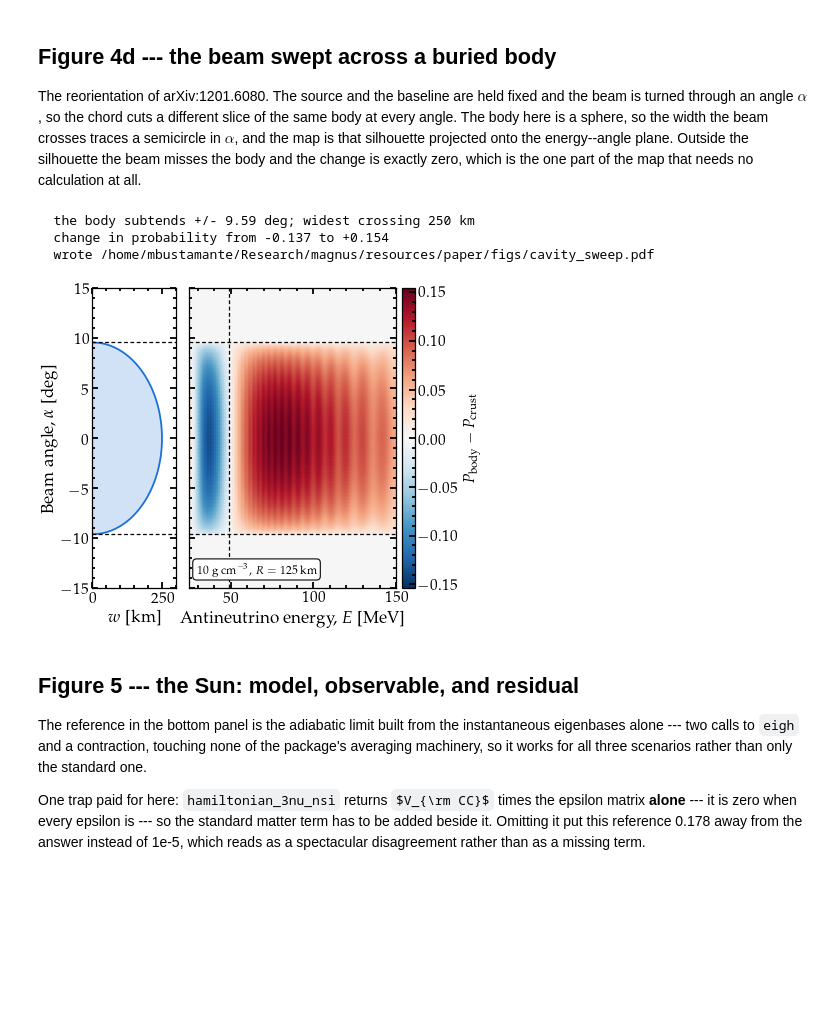
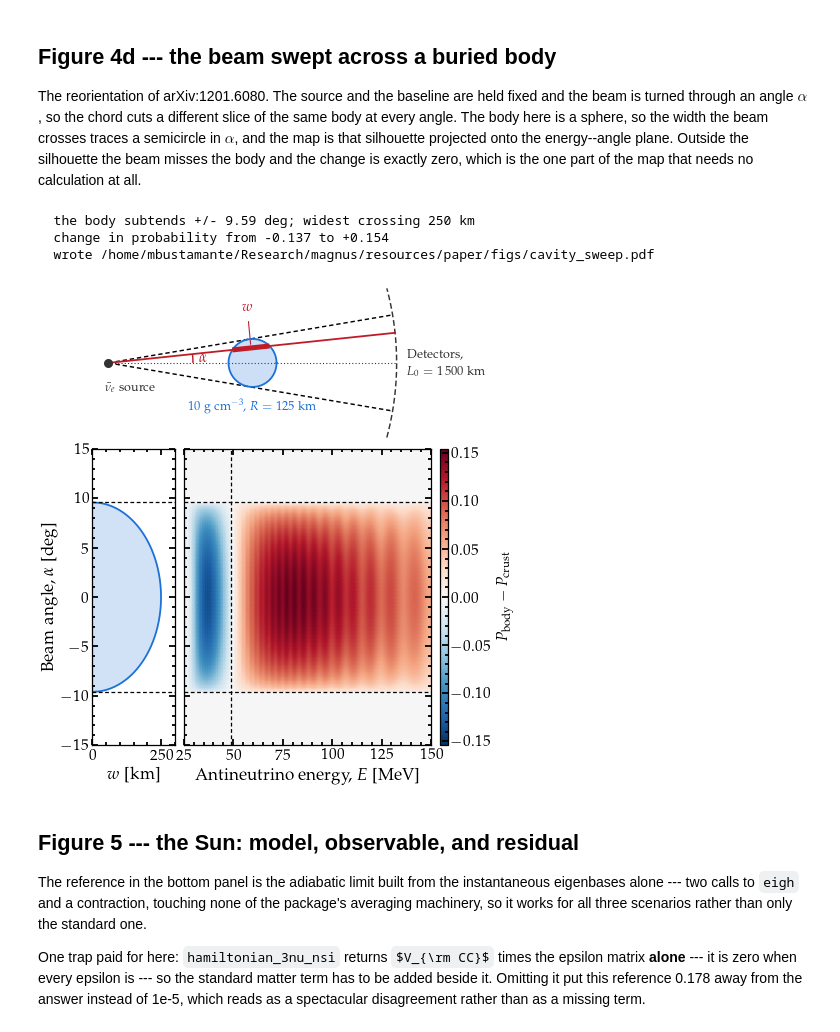
Before and after one commit to mbustama/Magnus, a Jupyter notebook: notebooks/28_magnus_paper_figures.ipynb, the cells around one changed output. Saved outputs shown, nothing was run; the diff lists cells and outputs as text; code cells hidden in the pictures; some formulas as TeX source; blank space fills up the shorter version.

```diff
--- a/notebooks/28_magnus_paper_figures.ipynb
+++ b/notebooks/28_magnus_paper_figures.ipynb
@@ -2533,41 +2533,94 @@ SWEEP_A_MAX = np.degrees(np.arcsin(SWEEP_R/SWEEP_D0))
 SWEEP_AF = np.linspace(-SWEEP_A_MAX, SWEEP_A_MAX, 400)
 SWEEP_WF = 2.0*np.sqrt(np.maximum(
     SWEEP_R**2 - (SWEEP_D0*np.sin(np.radians(SWEEP_AF)))**2, 0.0))
 
-fig, (axw, ax) = plt.subplots(1, 2, figsize=(COL, 2.75), sharey=True,
-                              gridspec_kw=dict(width_ratios=[1.0, 3.0]))
+fig = plt.figure(figsize=(COL, 4.30))
+# The colorbar takes a column of its own, so the sketch on top can span the panels
+# below rather than being pushed off center by it.
+sweep_gs = fig.add_gridspec(2, 3, height_ratios=[0.54, 1.0],
+                            width_ratios=[1.0, 3.0, 0.10], hspace=0.025, wspace=0.08)
+
+# --- the geometry, drawn to scale: a wedge 1500 km long and 388 km across
+axs = fig.add_subplot(sweep_gs[0, :])
+SWEEP_Y = CAV_L0*np.sin(np.radians(SWEEP_ALPHA[-1]))
+sweep_arc = np.radians(np.linspace(SWEEP_ALPHA[0], SWEEP_ALPHA[-1], 200))
+axs.plot(CAV_L0*np.cos(sweep_arc), CAV_L0*np.sin(sweep_arc), color=INK, lw=0.8,
+         ls=(0, (4, 2)), zorder=2)
+for sweep_s in (-1.0, 1.0):                 # the two beams tangent to the body
+    sweep_t = np.radians(sweep_s*SWEEP_A_MAX)
+    axs.plot([0.0, CAV_L0*np.cos(sweep_t)], [0.0, CAV_L0*np.sin(sweep_t)],
+             color='black', lw=0.8, ls=(0, (3, 2)), zorder=3)
+sweep_th = np.linspace(0.0, 2.0*np.pi, 300)
+axs.fill(SWEEP_D0 + SWEEP_R*np.cos(sweep_th), SWEEP_R*np.sin(sweep_th), facecolor=BLUE,
+         alpha=0.22, lw=0.0, zorder=3)
+axs.plot(SWEEP_D0 + SWEEP_R*np.cos(sweep_th), SWEEP_R*np.sin(sweep_th), color=BLUE,
+         lw=1.0, zorder=4)
+# one beam that clips the body, with the width it crosses drawn on it
+SWEEP_A_DRAW = 6.0
+sweep_t = np.radians(SWEEP_A_DRAW)
+sweep_u = np.array([np.cos(sweep_t), np.sin(sweep_t)])
+sweep_h = np.sqrt(SWEEP_R**2 - (SWEEP_D0*np.sin(sweep_t))**2)
+sweep_p1 = (SWEEP_D0*np.cos(sweep_t) - sweep_h)*sweep_u
+sweep_p2 = (SWEEP_D0*np.cos(sweep_t) + sweep_h)*sweep_u
+axs.plot([0.0, CAV_L0*sweep_u[0]], [0.0, CAV_L0*sweep_u[1]], color=RED, lw=1.0, zorder=5)
+axs.plot([sweep_p1[0], sweep_p2[0]], [sweep_p1[1], sweep_p2[1]], color=RED, lw=2.8,
+         zorder=6, solid_capstyle='butt')
+axs.annotate(r'$w$', xy=(0.5*(sweep_p1[0] + sweep_p2[0]), 0.5*(sweep_p1[1] + sweep_p2[1])),
+             xytext=(0.5*(sweep_p1[0] + sweep_p2[0]) - 20.0,
+                     0.5*(sweep_p1[1] + sweep_p2[1]) + 175.0), fontsize=8.0, color=RED,
+             ha='center', va='bottom', arrowprops=dict(arrowstyle='-', color=RED, lw=0.6))
+SWEEP_RARC = 440.0
+axs.add_patch(mpl.patches.Arc((0.0, 0.0), 2*SWEEP_RARC, 2*SWEEP_RARC, theta1=0.0,
+                              theta2=SWEEP_A_DRAW, color=RED, lw=0.8, zorder=5))
+axs.annotate(r'$\alpha$', xy=(SWEEP_RARC*np.cos(np.radians(SWEEP_A_DRAW/2)) + 30.0,
+                              SWEEP_RARC*np.sin(np.radians(SWEEP_A_DRAW/2))), fontsize=8.5,
+             color=RED, ha='left', va='center')
+axs.plot([0.0, CAV_L0], [0.0, 0.0], color=INK, lw=0.6, ls=(0, (1, 2)), zorder=2)
+axs.plot([0.0], [0.0], marker='o', ms=4.0, color=INK, zorder=7)
+axs.annotate(r'$\bar{\nu}_e$ source', xy=(0.0, 0.0), xytext=(-2, -10),
+             textcoords='offset points', fontsize=7.0, color=INK, ha='left', va='top')
+axs.annotate('Detectors,\n' + r'$L_0 = 1\,500$~km', xy=(CAV_L0, 0.0), xytext=(6, 0),
+             textcoords='offset points', fontsize=7.0, color=INK, ha='left', va='center',
+             linespacing=1.4)
+axs.annotate(r'$10$~g~cm$^{-3}$, $R = 125$~km', xy=(SWEEP_D0, -SWEEP_R), xytext=(0, -7),
+             textcoords='offset points', fontsize=7.0, color=BLUE, ha='center', va='top')
+axs.set_xlim(-55.0, CAV_L0 + 240.0)
+axs.set_ylim(-SWEEP_Y - 30.0, SWEEP_Y + 26.0)
+axs.set_aspect('equal'); axs.axis('off')
+
+# --- the silhouette, the map, and the colorbar
+axw = fig.add_subplot(sweep_gs[1, 0])
+ax = fig.add_subplot(sweep_gs[1, 1], sharey=axw)
+cax = fig.add_subplot(sweep_gs[1, 2])
 axw.fill_betweenx(SWEEP_AF, 0.0, SWEEP_WF, facecolor=BLUE, alpha=0.20, lw=0.0)
 axw.plot(SWEEP_WF, SWEEP_AF, color=BLUE, lw=1.0)
 axw.set_xlim(0.0, 300.0); axw.set_xticks([0, 250])
 axw.set_xlabel(r'$w$ [km]', labelpad=2.0)
 axw.set_ylabel(r'Beam angle, $\alpha$ [deg]', labelpad=2.0)
 im = ax.pcolormesh(SWEEP_E/gd.UNIT_MEV, SWEEP_ALPHA, SWEEP_DP.T, cmap='RdBu_r',
                    vmin=-SWEEP_LIM, vmax=SWEEP_LIM, shading='gouraud', rasterized=True)
 ax.set_xlabel(r'Antineutrino energy, $E$ [MeV]', labelpad=2.0)
 # The stationary point of the cell above: the crust curve peaks there, so no density
 # contrast moves the probability at first order and the map changes sign across it.
 ax.axvline(float(SWEEP_E[SWEEP_P0.argmax()]/gd.UNIT_MEV), color='black', lw=0.7,
            ls=(0, (3, 2)), zorder=4)
-corner(ax, r'$10$~g~cm$^{-3}$, $R = 125$~km', loc='lower left', fontsize=6.5,
-       x=0.035, y=0.04)
 for sweep_ax in (axw, ax):
     for sweep_s in (-1.0, 1.0):
         sweep_ax.axhline(sweep_s*SWEEP_A_MAX, color='black', lw=0.7, ls=(0, (3, 2)),
                          zorder=4)
 ax.set_ylim(SWEEP_ALPHA[0], SWEEP_ALPHA[-1])
-cb = fig.colorbar(im, ax=ax, pad=0.025, aspect=24)
+plt.setp(ax.get_yticklabels(), visible=False)
+cb = fig.colorbar(im, cax=cax)
 cb.set_label(r'$P_{\rm body} - P_{\rm crust}$', fontsize=8.5, labelpad=3)
-fig.tight_layout(pad=0.4)
-fig.subplots_adjust(wspace=0.08)
 print('  the body subtends +/- %.2f deg; widest crossing %.0f km'
       % (SWEEP_A_MAX, SWEEP_WF.max()))
 print('  change in probability from %+.3f to %+.3f' % (SWEEP_DP.min(), SWEEP_DP.max()))
 save(fig, 'cavity_sweep.pdf')
 # %% [output]
   the body subtends +/- 9.59 deg; widest crossing 250 km
   change in probability from -0.137 to +0.154
   wrote /home/mbustamante/Research/magnus/resources/paper/figs/cavity_sweep.pdf
-[figure, old version]
+[figure, new version]
 # %% [markdown]
 ## Figure 5 --- the Sun: model, observable, and residual
 
```
Also changed, not shown: parts of 4 cells of this notebook, 2 other files.
